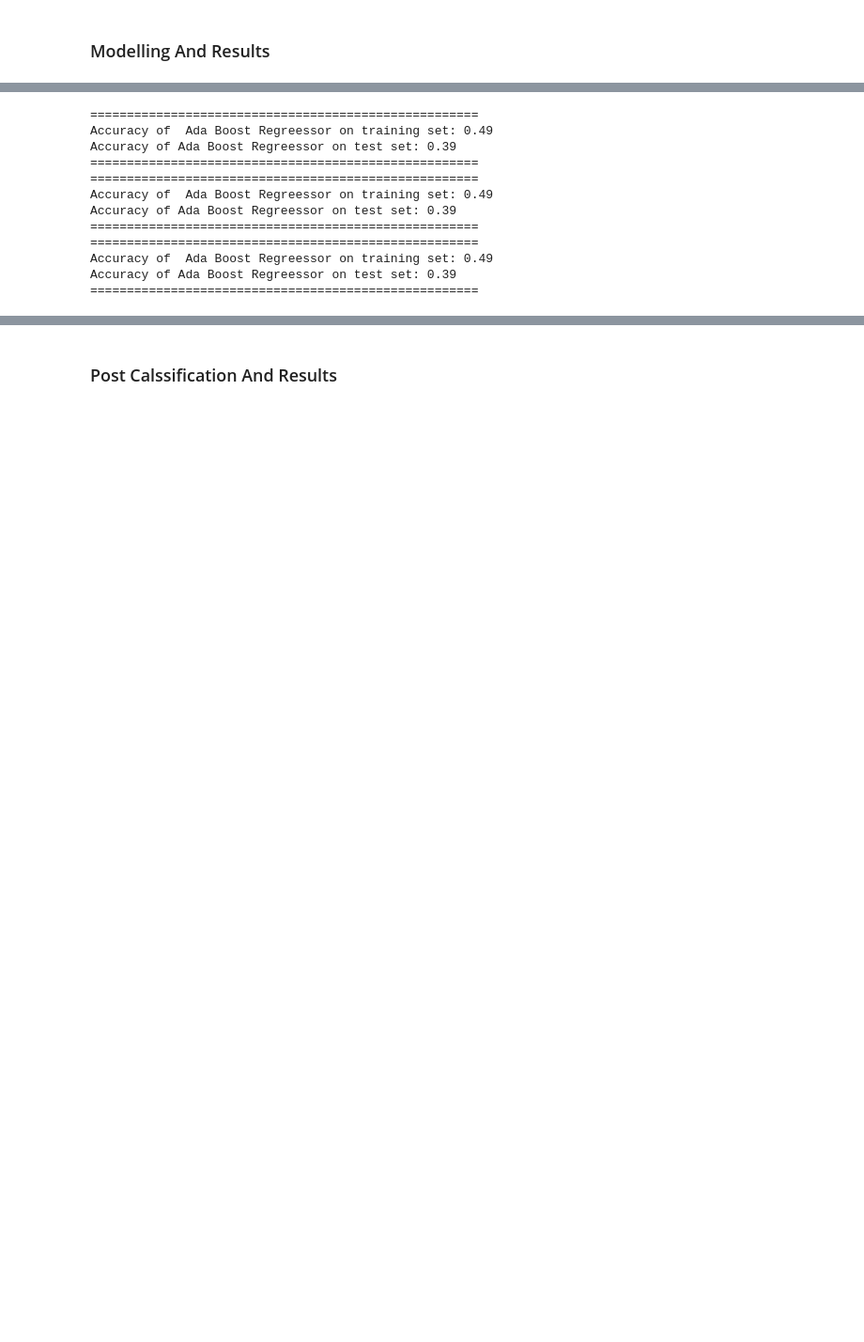
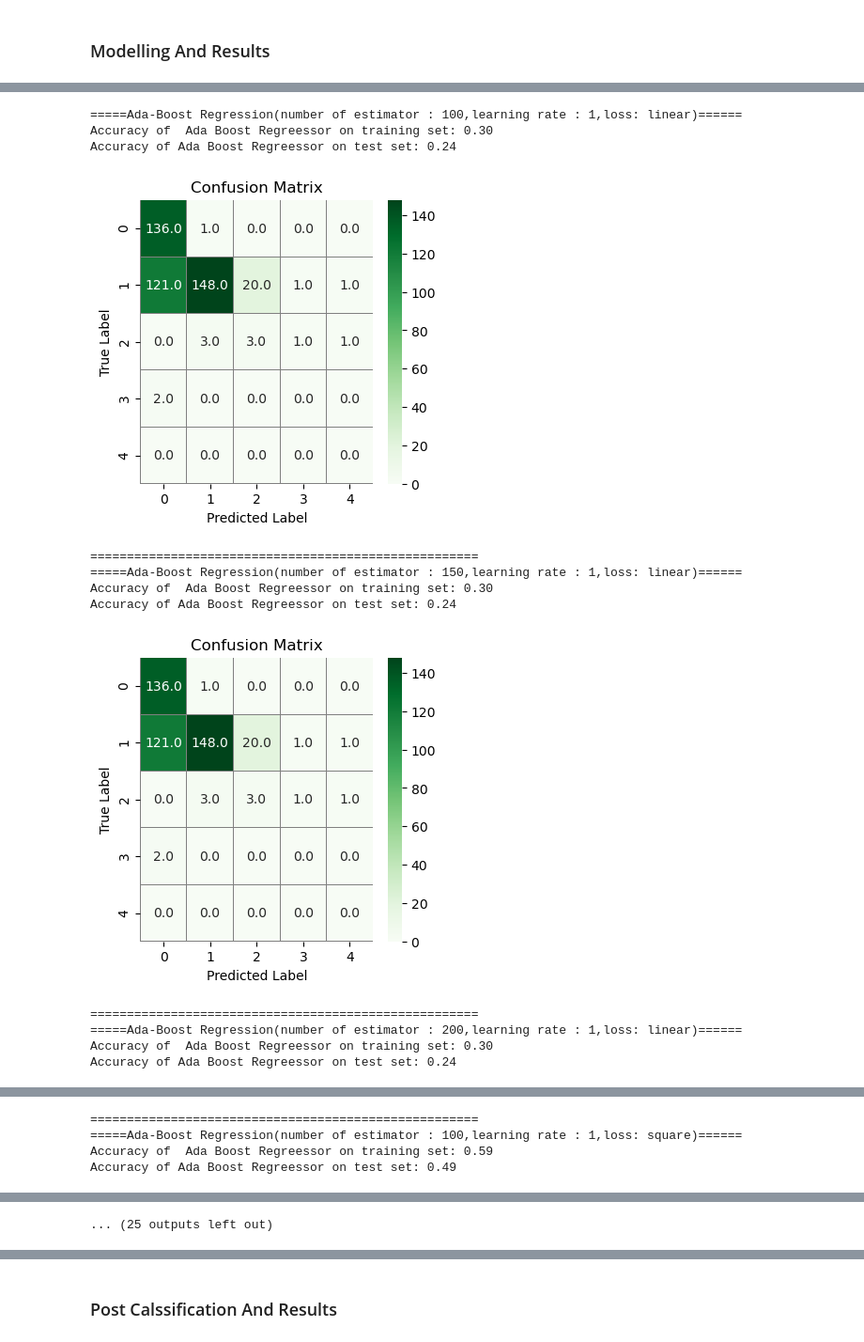
Before and after one commit to FurkanErcelebi/DataMining-Project, a Jupyter notebook: Project.ipynb, the cells around one changed output, grey strips where cells are left out. Shown at 94% size. Cells and saved outputs as stored; diff of their text form; code cells hidden in the pictures; blank space fills up the shorter version.

Commit message:
New output is committed

```diff
--- a/Project.ipynb
+++ b/Project.ipynb
@@ -707,14 +767,2 @@ recall score :0.2603586669376143
 # %% [markdown]
 ### Modelling  And Results
-# %%
-def modellingByAdaBoost(train_dataset,train_result,test_dataset,test_result, num_of_estimators = 100):
-
-
-    ada_boost = AdaBoostRegressor(n_estimators=num_of_estimators, random_state=2)
-    ada_boost.fit(train_dataset, train_result)
-    print("=====================================================")
-    print('Accuracy of  Ada Boost Regreessor on training set: {:.2f}'
-         .format(ada_boost.score(train_dataset, train_result)))
-    print('Accuracy of Ada Boost Regreessor on test set: {:.2f}'
-         .format(ada_boost.score(test_dataset, test_result)))
-    print("=====================================================")
@@ -739,18 +768,0 @@ Accuracy of Ada Boost Regreessor on test set: 0.24
-# %%
-
-modellingByAdaBoost(train_set2, train_result2, test_set2, test_result2, 100)
-modellingByAdaBoost(train_set2, train_result2, test_set2, test_result2, 150)
-modellingByAdaBoost(train_set2, train_result2, test_set2, test_result2, 200)
-# %% [output]
-=====================================================
-Accuracy of  Ada Boost Regreessor on training set: 0.49
-Accuracy of Ada Boost Regreessor on test set: 0.39
-=====================================================
-=====================================================
-Accuracy of  Ada Boost Regreessor on training set: 0.49
-Accuracy of Ada Boost Regreessor on test set: 0.39
-=====================================================
-=====================================================
-Accuracy of  Ada Boost Regreessor on training set: 0.49
-Accuracy of Ada Boost Regreessor on test set: 0.39
-=====================================================
@@ -756,0 +813,38 @@ Accuracy of Ada Boost Regreessor on test set: 0.39
+# %%
+modellingByAdaBoost(train_set,train_result,test_set,test_result, 100)
+modellingByAdaBoost(train_set,train_result,test_set,test_result, 150)
+modellingByAdaBoost(train_set,train_result,test_set,test_result, 200)
+
+modellingByAdaBoost(train_set,train_result,test_set,test_result, 100, 1, 'square')
+modellingByAdaBoost(train_set,train_result,test_set,test_result, 150, 1, 'square')
+modellingByAdaBoost(train_set,train_result,test_set,test_result, 200, 1, 'square')
+
+modellingByAdaBoost(train_set,train_result,test_set,test_result, 100,0.5,'square')
+modellingByAdaBoost(train_set,train_result,test_set,test_result, 150,0.5,'square')
+modellingByAdaBoost(train_set,train_result,test_set,test_result, 200,0.5,'square')
+
+modellingByAdaBoost(train_set,train_result,test_set,test_result, 100,0.1,'square')
+modellingByAdaBoost(train_set,train_result,test_set,test_result, 150,0.1,'square')
+modellingByAdaBoost(train_set,train_result,test_set,test_result, 200,0.1,'square')
+
+modellingByAdaBoost(train_set,train_result,test_set,test_result, 100,0.5,'exponential')
+modellingByAdaBoost(train_set,train_result,test_set,test_result, 150,0.5,'exponential')
+modellingByAdaBoost(train_set,train_result,test_set,test_result, 200,0.5,'exponential')
+
+modellingByAdaBoost(train_set,train_result,test_set,test_result, 100,0.1,'exponential')
+modellingByAdaBoost(train_set,train_result,test_set,test_result, 150,0.1,'exponential')
+modellingByAdaBoost(train_set,train_result,test_set,test_result, 200,0.1,'exponential')
+# %% [output]
+=====Ada-Boost Regression(number of estimator : 100,learning rate : 1,loss: linear)======
+Accuracy of  Ada Boost Regreessor on training set: 0.30
+Accuracy of Ada Boost Regreessor on test set: 0.24
+[figure, added]
+=====================================================
+=====Ada-Boost Regression(number of estimator : 150,learning rate : 1,loss: linear)======
+Accuracy of  Ada Boost Regreessor on training set: 0.30
+Accuracy of Ada Boost Regreessor on test set: 0.24
+[figure, added]
+=====================================================
+=====Ada-Boost Regression(number of estimator : 200,learning rate : 1,loss: linear)======
+Accuracy of  Ada Boost Regreessor on training set: 0.30
+Accuracy of Ada Boost Regreessor on test set: 0.24
@@ -756,0 +852,4 @@ Accuracy of Ada Boost Regreessor on test set: 0.39
+=====================================================
+=====Ada-Boost Regression(number of estimator : 100,learning rate : 1,loss: square)======
+Accuracy of  Ada Boost Regreessor on training set: 0.59
+Accuracy of Ada Boost Regreessor on test set: 0.49
@@ -756,0 +867 @@ Accuracy of Ada Boost Regreessor on test set: 0.39
+... (25 outputs left out)
```
Also changed, not shown: parts of 21 cells of this notebook.
